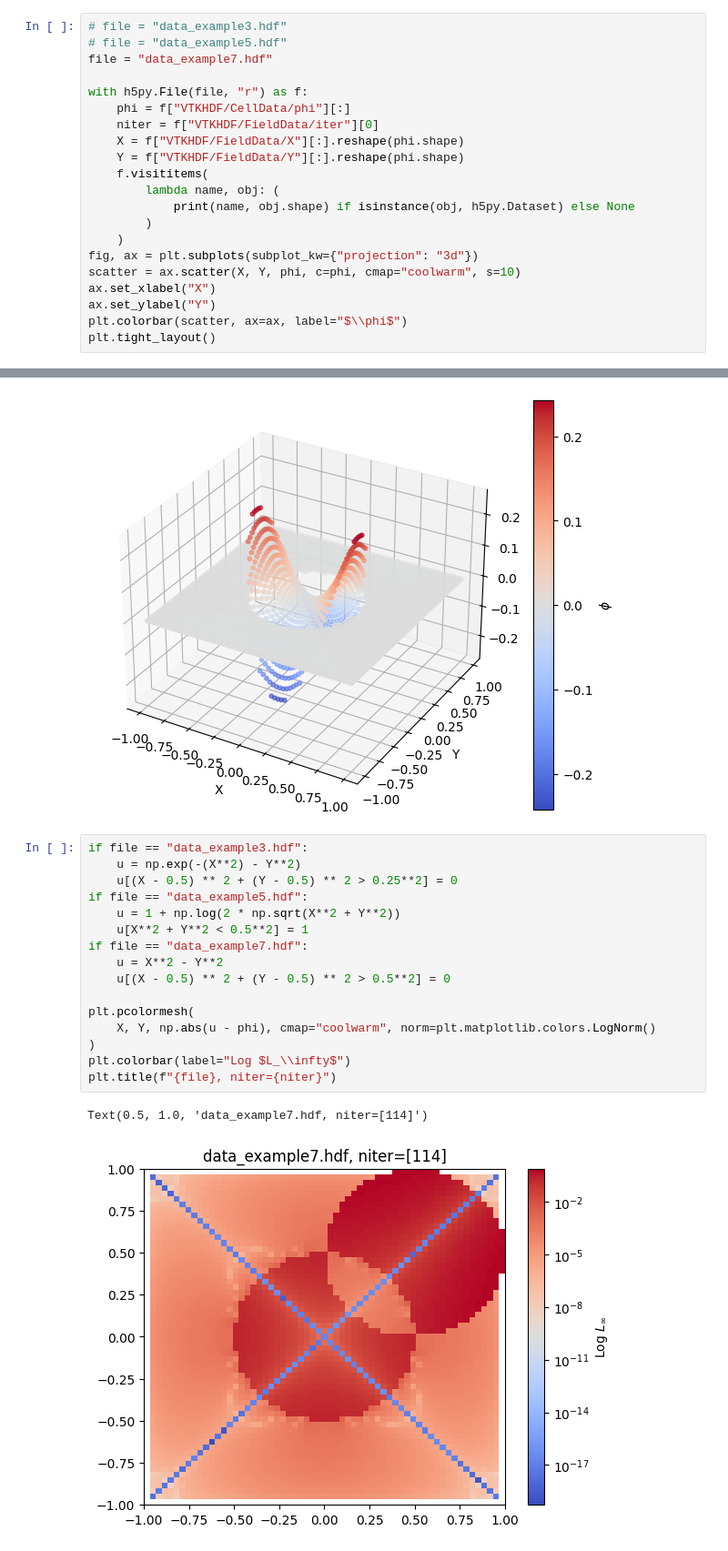
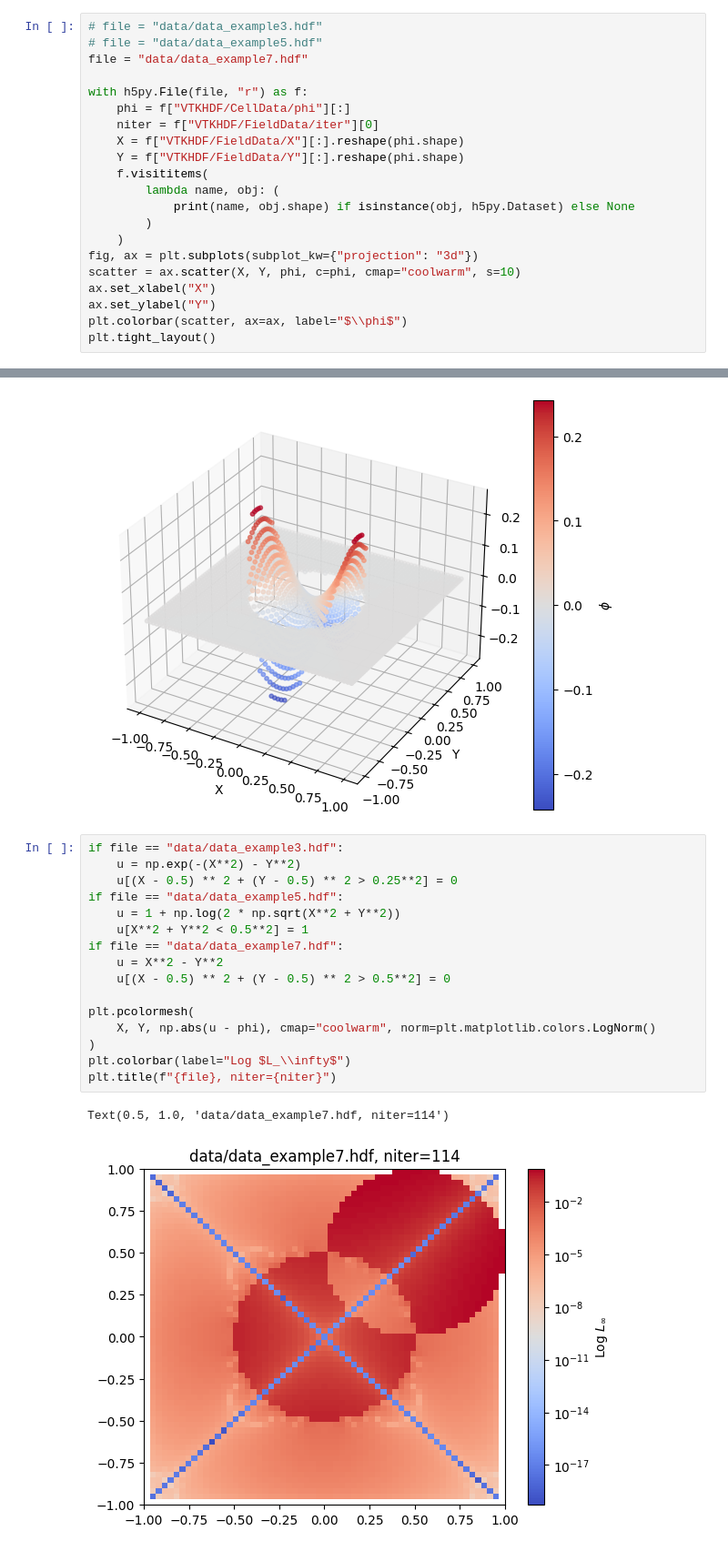
Before and after one commit to HuntFeng/vlasolver, a Jupyter notebook: analysis.ipynb, the cells around one changed output, grey strips where cells are left out. Shown: that part at 91% size. Drawn from its saved outputs; the diff is of its cells as text.

```diff
--- a/analysis.ipynb
+++ b/analysis.ipynb
@@ -3,9 +3,9 @@ import numpy as np
 import matplotlib.pyplot as plt
 import h5py
 # %%
-# file = "data_example3.hdf"
-# file = "data_example5.hdf"
-file = "data_example7.hdf"
+# file = "data/data_example3.hdf"
+# file = "data/data_example5.hdf"
+file = "data/data_example7.hdf"
 
 with h5py.File(file, "r") as f:
     phi = f["VTKHDF/CellData/phi"][:]
@@ -30,22 +30,22 @@ VTKHDF/FieldData/Y (3721,)
 VTKHDF/FieldData/iter (1,)
 [figure]
 # %%
-if file == "data_example3.hdf":
+if file == "data/data_example3.hdf":
     u = np.exp(-(X**2) - Y**2)
     u[(X - 0.5) ** 2 + (Y - 0.5) ** 2 > 0.25**2] = 0
-if file == "data_example5.hdf":
+if file == "data/data_example5.hdf":
     u = 1 + np.log(2 * np.sqrt(X**2 + Y**2))
     u[X**2 + Y**2 < 0.5**2] = 1
-if file == "data_example7.hdf":
+if file == "data/data_example7.hdf":
     u = X**2 - Y**2
     u[(X - 0.5) ** 2 + (Y - 0.5) ** 2 > 0.5**2] = 0
 
 plt.pcolormesh(
     X, Y, np.abs(u - phi), cmap="coolwarm", norm=plt.matplotlib.colors.LogNorm()
 )
 plt.colorbar(label="Log $L_\\infty$")
 plt.title(f"{file}, niter={niter}")
 # %% [output]
-Text(0.5, 1.0, 'data_example7.hdf, niter=[114]')
+Text(0.5, 1.0, 'data/data_example7.hdf, niter=114')
-[figure, old version]
+[figure, new version]
 # %%
```
Also changed, not shown: parts of 1 cell of this notebook.
